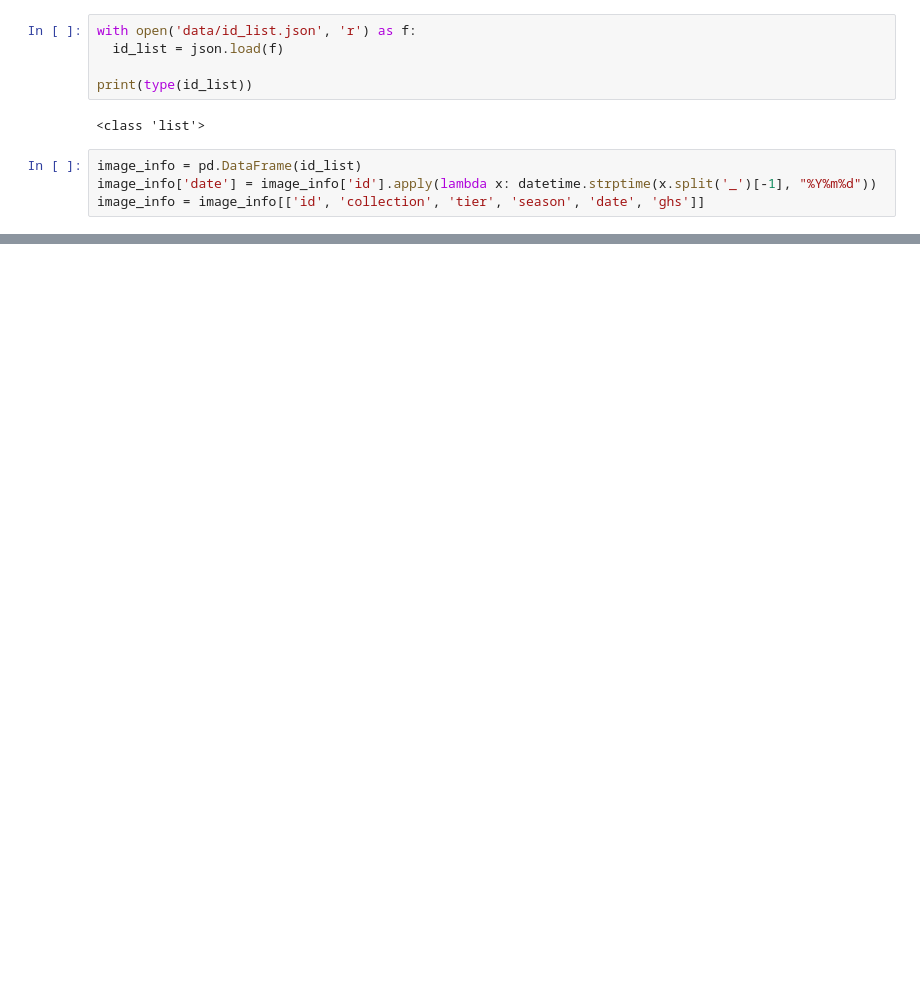
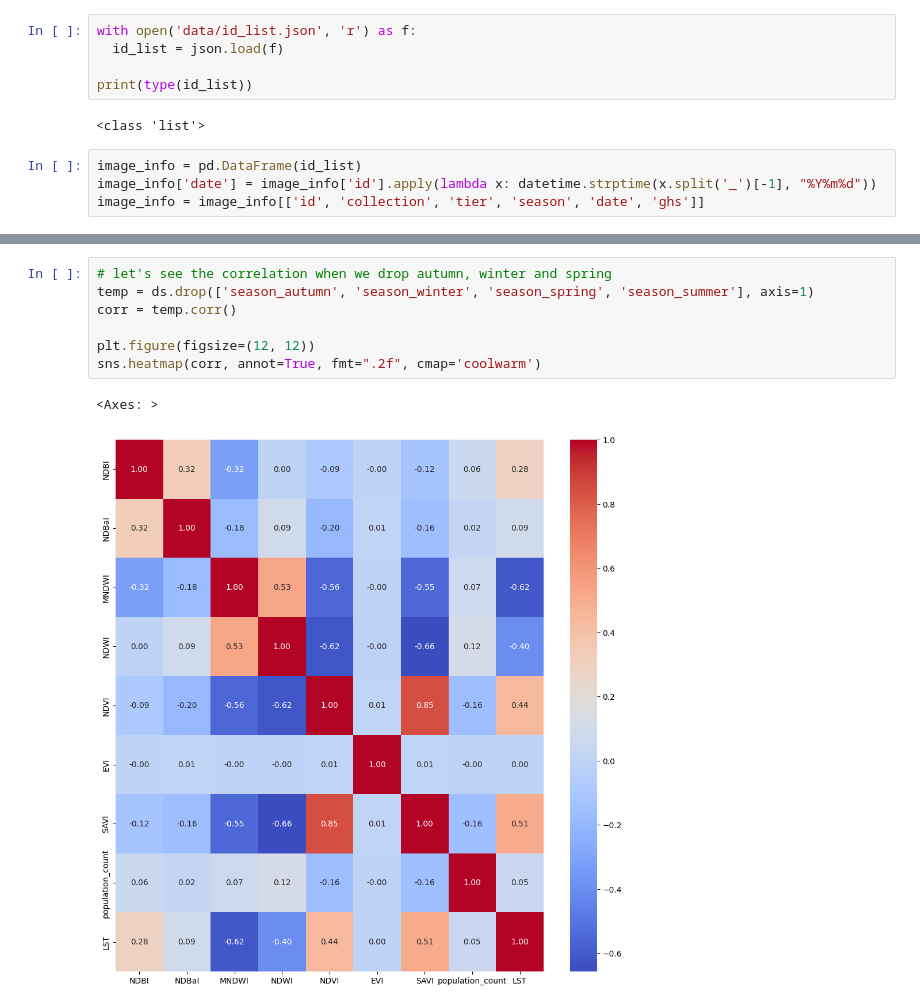
Before and after one commit to HeavyHelium/lst-prediction, a Jupyter notebook: dataset-formation.ipynb, the cells around one changed output, grey strips where cells are left out. Cells and saved outputs as stored; diff of their text form; blank space fills up the shorter version.

```diff
--- a/dataset-formation.ipynb
+++ b/dataset-formation.ipynb
@@ -41,0 +201,10 @@ image_info
+# %%
+# let's see the correlation when we drop autumn, winter and spring
+temp = ds.drop(['season_autumn', 'season_winter', 'season_spring', 'season_summer'], axis=1)
+corr = temp.corr()
+
+plt.figure(figsize=(12, 12))
+sns.heatmap(corr, annot=True, fmt=".2f", cmap='coolwarm')
+# %% [output]
+<Axes: >
+[figure, added]
```
Also changed, not shown: parts of 46 cells of this notebook, 28 other files.
